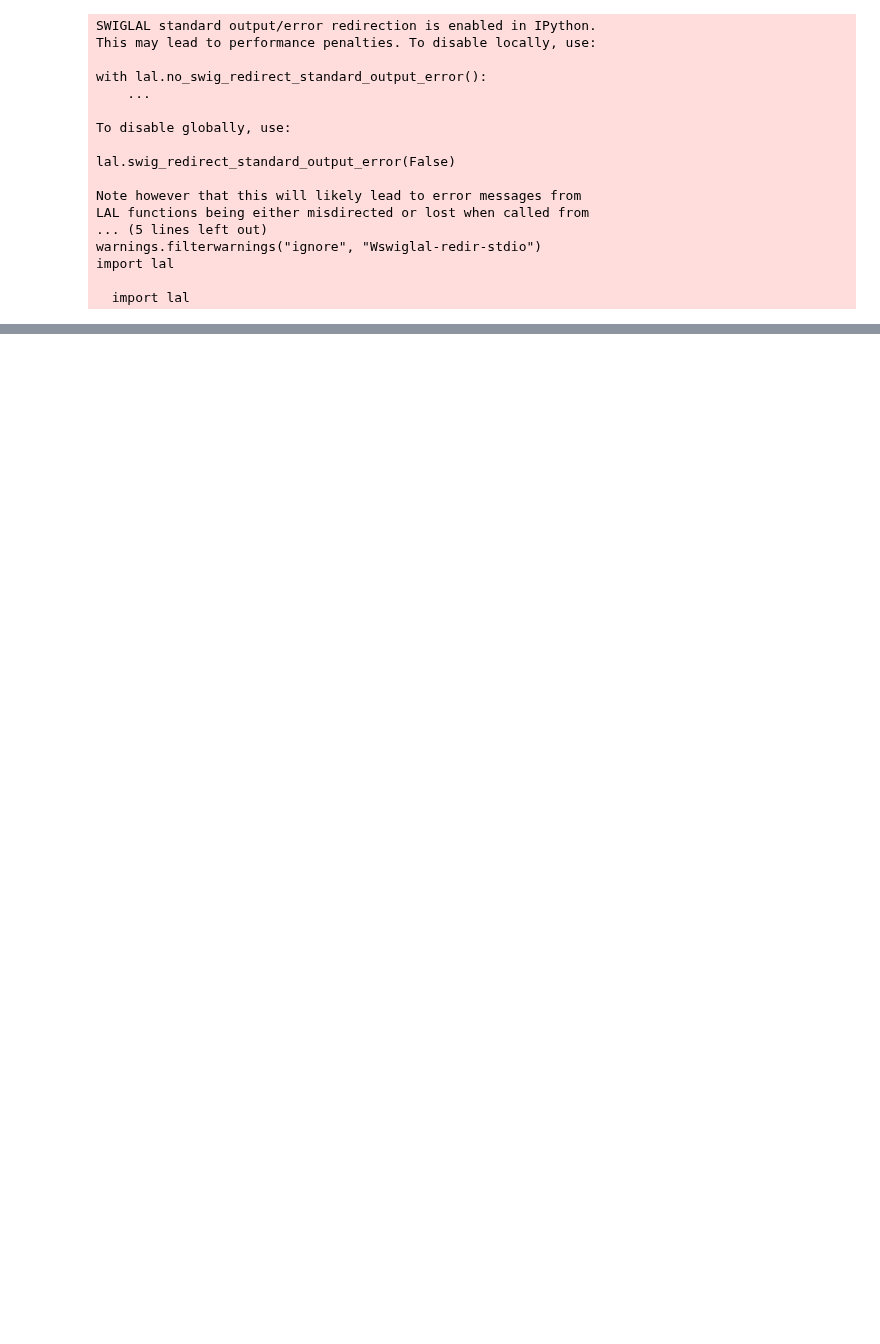
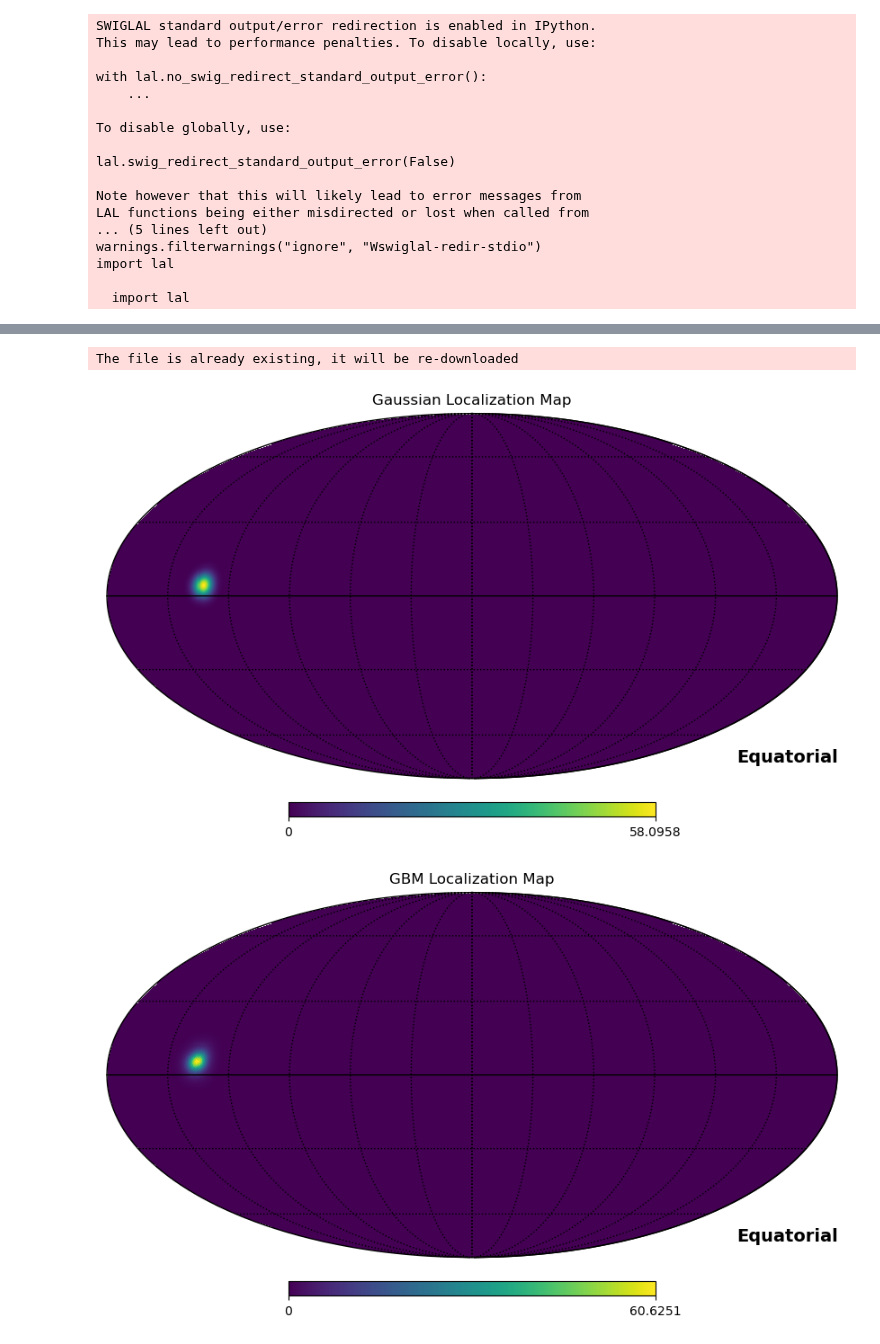
Before and after one commit to astro-transients/tilepy, a Jupyter notebook: examples/launcher/Tiling_Observations_GBM.ipynb, the cells around one changed output, grey strips where cells are left out. Cells and saved outputs as stored; diff of their text form; code cells hidden in the pictures; blank space fills up the shorter version.

```diff
--- a/examples/launcher/Tiling_Observations_GBM.ipynb
+++ b/examples/launcher/Tiling_Observations_GBM.ipynb
@@ -66,0 +61,6 @@ obspar.from_configfile(cfgFile)
+# %%
+raw_map = MapReader(obspar_gauss)
+
+skymap = SkyMap(obspar_gauss, raw_map)
+# %%
+gaussian_map = raw_map.getMap("prob")
@@ -89,0 +99,32 @@ No galaxies given for plot 2
+# %%
+class ObsParams:
+    mode = "file"
+    skymap = 'https://heasarc.gsfc.nasa.gov/FTP/fermi/data/gbm/triggers/2024/bn240612503/current/glg_healpix_all_bn240612503_v00.fit'  # Path to the GBM FITS file
+    event_name = "gbm_event"
+    downloadMaxRetry = 10
+    downloadWaitPeriodRetry = 60
+
+obspar = ObsParams()
+reader = MapReader(obspar)
+
+# Retrieve the GBM probability map
+gbm_map = reader.getMap("prob")
+# %% [output]
+The file is already existing, it will be re-downloaded
+# %%
+import matplotlib.pyplot as plt
+
+# Plot Gaussian Localization Map
+hp.mollview(gaussian_map.data, title="Gaussian Localization Map", rot=[180, 0],
+            coord="C", nest = True)
+hp.graticule()
+
+# Plot GBM Localization Map
+hp.mollview(gbm_map.data, title="GBM Localization Map",rot=[180, 0],
+            coord="C",nest = True)
+hp.graticule()
+
+plt.show()
+# %% [output]
+[figure, added]
+[figure, added]
```
Also changed, not shown: parts of 10 cells of this notebook, 2 other files.
